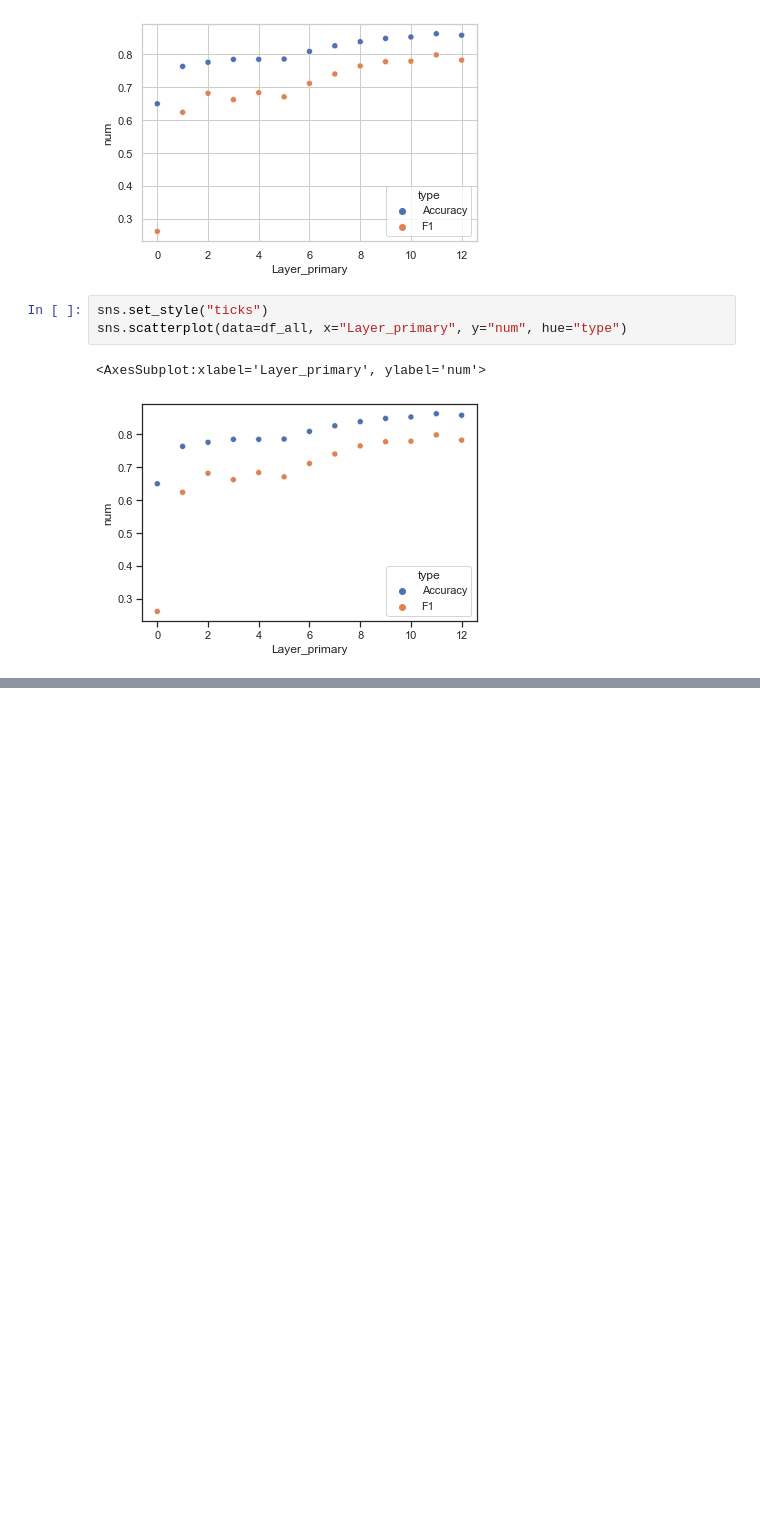
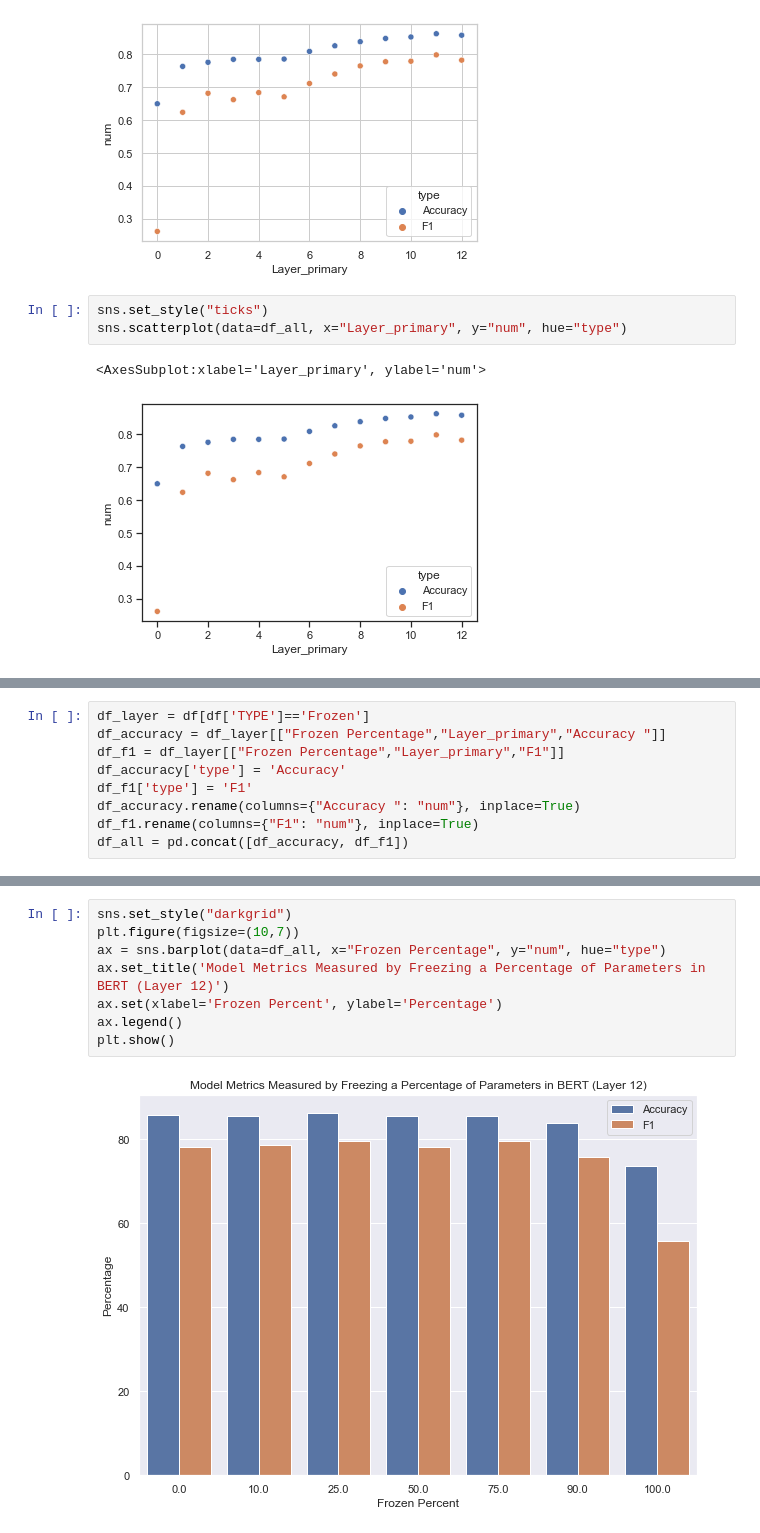
Before and after one commit to frankliu-x/w266_final_project, a Jupyter notebook: report_charts/charts.ipynb, the cells around one changed output, grey strips where cells are left out. Cells and saved outputs as stored; diff of their text form; blank space fills up the shorter version.

```diff
--- a/report_charts/charts.ipynb
+++ b/report_charts/charts.ipynb
@@ -75,0 +82,9 @@ plt.show()
+# %%
+df_layer = df[df['TYPE']=='Frozen']
+df_accuracy = df_layer[["Frozen Percentage","Layer_primary","Accuracy "]]
+df_f1 = df_layer[["Frozen Percentage","Layer_primary","F1"]]
+df_accuracy['type'] = 'Accuracy'
+df_f1['type'] = 'F1'
+df_accuracy.rename(columns={"Accuracy ": "num"}, inplace=True)
+df_f1.rename(columns={"F1": "num"}, inplace=True)
+df_all = pd.concat([df_accuracy, df_f1])
@@ -75,0 +106,10 @@ plt.show()
+# %%
+sns.set_style("darkgrid")
+plt.figure(figsize=(10,7))
+ax = sns.barplot(data=df_all, x="Frozen Percentage", y="num", hue="type")
+ax.set_title('Model Metrics Measured by Freezing a Percentage of Parameters in BERT (Layer 12)')
+ax.set(xlabel='Frozen Percent', ylabel='Percentage')
+ax.legend()
+plt.show()
+# %% [output]
+[figure, added]
```
Also changed, not shown: parts of 5 cells of this notebook.
